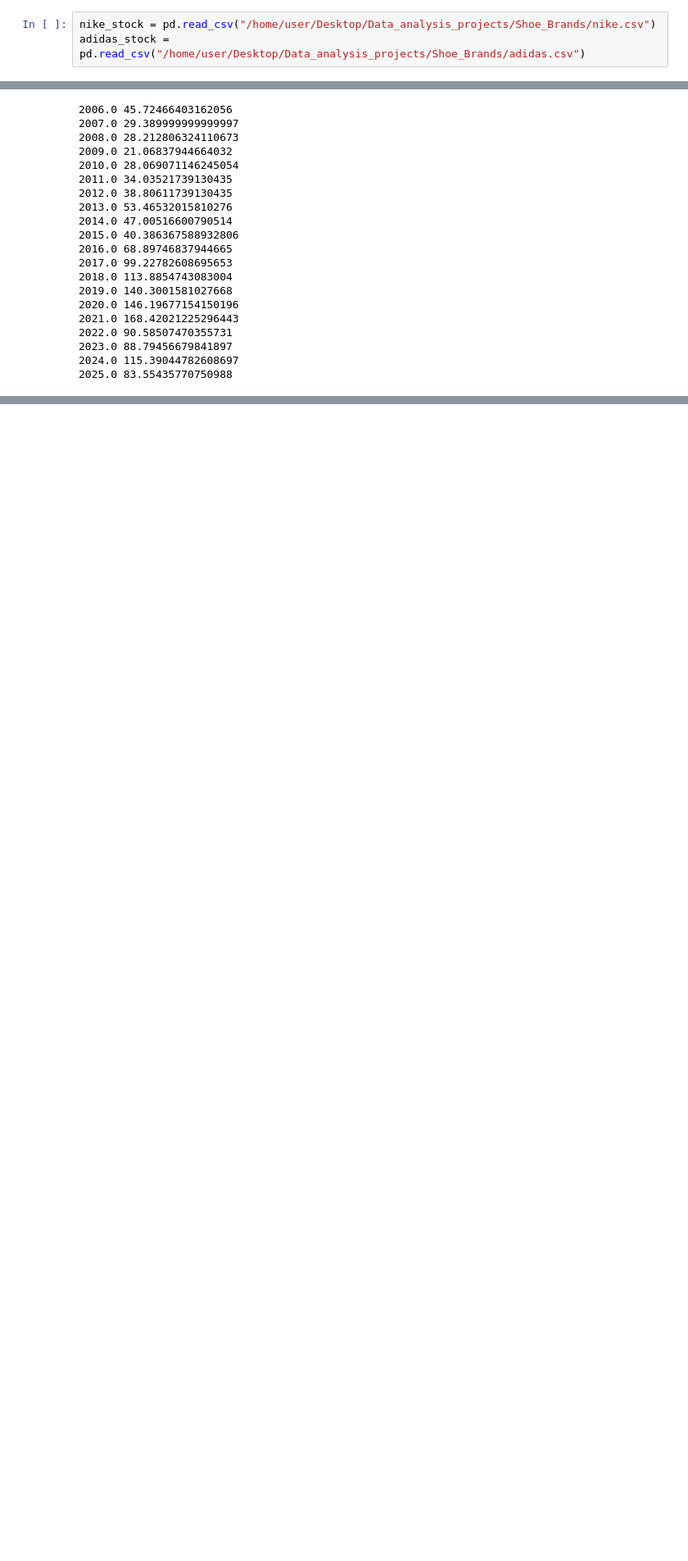
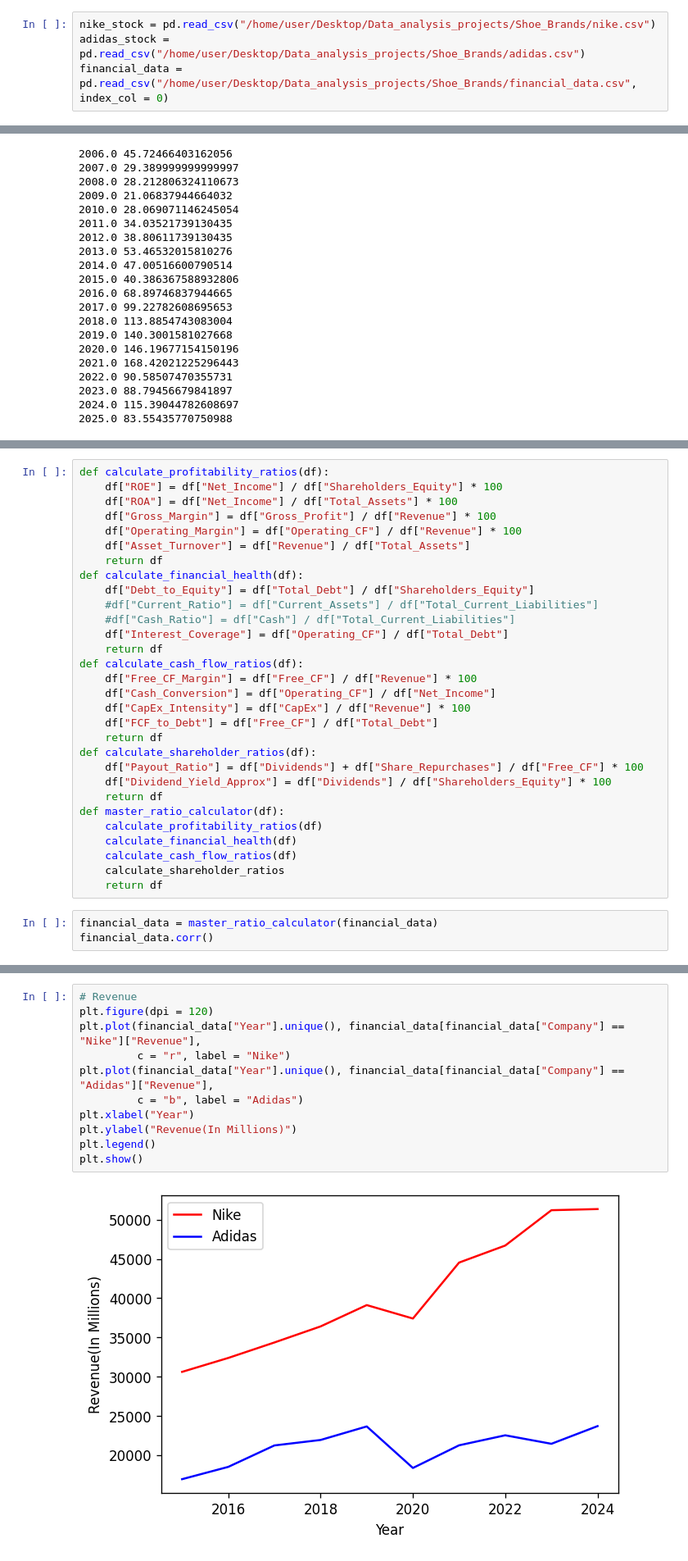
Before and after one commit to Anuroopa12x/Nike_vs_Adidas, a Jupyter notebook: analysis.ipynb, the cells around one changed output, grey strips where cells are left out. Shown at 82% size. Saved outputs shown, nothing was run; the diff lists cells and outputs as text; blank space fills up the shorter version.

```diff
--- a/analysis.ipynb
+++ b/analysis.ipynb
@@ -7,3 +7,4 @@ import datetime
 # %%
 nike_stock = pd.read_csv("/home/user/Desktop/Data_analysis_projects/Shoe_Brands/nike.csv")
 adidas_stock = pd.read_csv("/home/user/Desktop/Data_analysis_projects/Shoe_Brands/adidas.csv")
+financial_data = pd.read_csv("/home/user/Desktop/Data_analysis_projects/Shoe_Brands/financial_data.csv", index_col = 0)
@@ -262,0 +370,33 @@ for i, year in enumerate(adidas_year_arr[0]):
+# %%
+def calculate_profitability_ratios(df):
+    df["ROE"] = df["Net_Income"] / df["Shareholders_Equity"] * 100
+    df["ROA"] = df["Net_Income"] / df["Total_Assets"] * 100
+    df["Gross_Margin"] = df["Gross_Profit"] / df["Revenue"] * 100
+    df["Operating_Margin"] = df["Operating_CF"] / df["Revenue"] * 100
+    df["Asset_Turnover"] = df["Revenue"] / df["Total_Assets"]
+    return df
+def calculate_financial_health(df):
+    df["Debt_to_Equity"] = df["Total_Debt"] / df["Shareholders_Equity"]
+    #df["Current_Ratio"] = df["Current_Assets"] / df["Total_Current_Liabilities"]
+    #df["Cash_Ratio"] = df["Cash"] / df["Total_Current_Liabilities"]
+    df["Interest_Coverage"] = df["Operating_CF"] / df["Total_Debt"]
+    return df
+def calculate_cash_flow_ratios(df):
+    df["Free_CF_Margin"] = df["Free_CF"] / df["Revenue"] * 100
+    df["Cash_Conversion"] = df["Operating_CF"] / df["Net_Income"]
+    df["CapEx_Intensity"] = df["CapEx"] / df["Revenue"] * 100
+    df["FCF_to_Debt"] = df["Free_CF"] / df["Total_Debt"]
+    return df
+def calculate_shareholder_ratios(df):
+    df["Payout_Ratio"] = df["Dividends"] + df["Share_Repurchases"] / df["Free_CF"] * 100
+    df["Dividend_Yield_Approx"] = df["Dividends"] / df["Shareholders_Equity"] * 100
+    return df
+def master_ratio_calculator(df):
+    calculate_profitability_ratios(df)
+    calculate_financial_health(df)
+    calculate_cash_flow_ratios(df)
+    calculate_shareholder_ratios
+    return df
+# %%
+financial_data = master_ratio_calculator(financial_data)
+financial_data.corr()
@@ -262,0 +441,13 @@ for i, year in enumerate(adidas_year_arr[0]):
+# %%
+# Revenue
+plt.figure(dpi = 120)
+plt.plot(financial_data["Year"].unique(), financial_data[financial_data["Company"] == "Nike"]["Revenue"],
+         c = "r", label = "Nike")
+plt.plot(financial_data["Year"].unique(), financial_data[financial_data["Company"] == "Adidas"]["Revenue"],
+         c = "b", label = "Adidas")
+plt.xlabel("Year")
+plt.ylabel("Revenue(In Millions)")
+plt.legend()
+plt.show()
+# %% [output]
+[figure, added]
```
Also changed, not shown: parts of 15 cells of this notebook, 5 other files.
